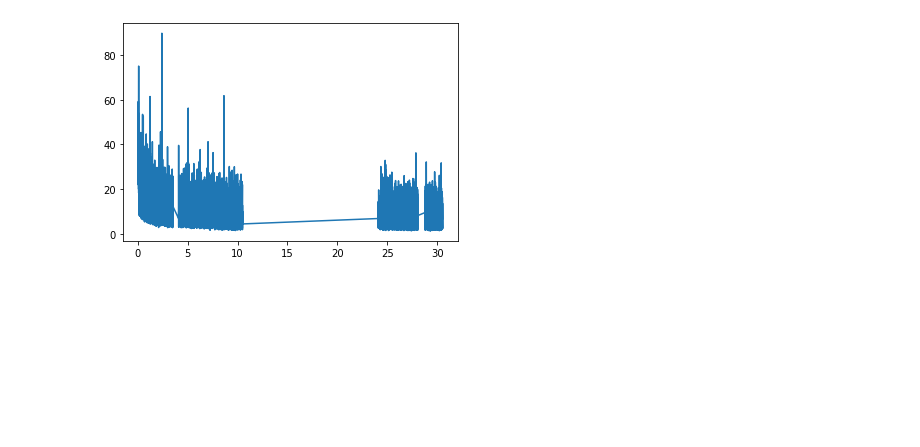
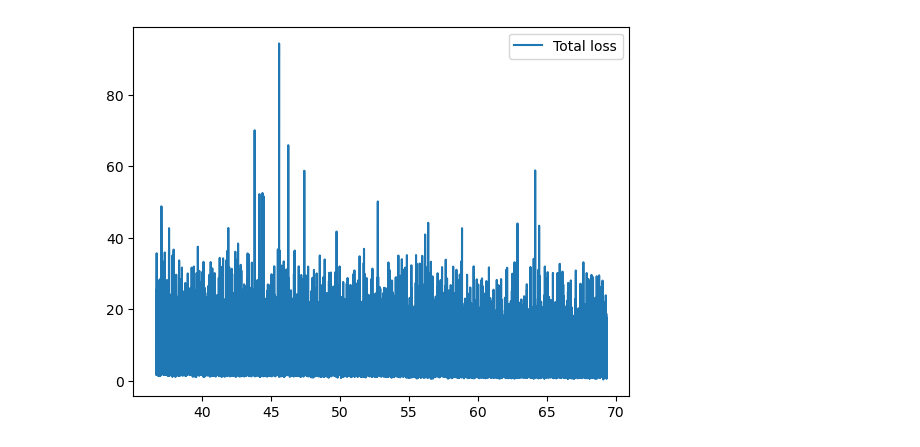
Before and after one commit to AQC-Industry/yolact, a Jupyter notebook: Visualize_logs.ipynb, the cells around one changed output. Saved outputs shown, nothing was run; the diff lists cells and outputs as text; code cells hidden in the pictures; blank space fills up the shorter version.

Commit message:
Training using 2nd dataset
Training qualitex model for demo Lacoste

```diff
--- a/Visualize_logs.ipynb
+++ b/Visualize_logs.ipynb
@@ -4,21 +4,42 @@ import numpy as np
 import matplotlib.pyplot as plt
 import pandas as pd
 # %%
-path = "./logs/yolact_plus_resnet50_qualitex_custom_2.log"
-#path = "./logs/qualitex_280922/yolact_plus_resnet50_qualitex.log"
+# Current model
+path = "./logs/yolact_plus_resnet50_qualitex_custom_3.log"
+# Proportional + COCO
+#path = "./logs/yolact_plus_resnet50_qualitex_custom_3_COCO_2.log"
+# Proportional
+#path = "./logs/yolact_plus_resnet50_qualitex_custom_3_oneclass_proportional.log"
+# COCO
+#path = "./logs/yolact_plus_resnet50_qualitex_custom_oneclass_COCO_params_3.log"
+# First parameters
+#path = "./logs/yolact_plus_resnet50_qualitex_custom_3_oneclass_060423.log"
+# Old model
+#path = "./logs/yolact_plus_resnet50_qualitex_custom_2.log"
 with open(path, "r") as j:
     data = j.readlines()
 # %%
 loss = []
+box = []
+classes = []
+mask = []
+semantic = []
 time = []
+lr = []
 ref = json.loads(data[1])["time"]
 for line in data:
     line_dict = json.loads(line)
-    if line_dict["type"] == "train" and line_dict["session"] > -1:
+    if line_dict["type"] == "train" and line_dict["session"] > 1:
         loss.append(line_dict["data"]["loss"]["T"])
+        box.append(line_dict["data"]["loss"]["B"])
+        classes.append(line_dict["data"]["loss"]["C"])
+        mask.append(line_dict["data"]["loss"]["M"])
+        semantic.append(line_dict["data"]["loss"]["S"])
         time.append((line_dict["time"]-ref)/3600)
+        lr.append(line_dict["data"]["lr"])
 # %%
-plt.plot(time,loss)
+plt.plot(time,loss, label="Total loss")
+plt.legend()
 plt.show()
 # %% [output]
-[figure, old version]
+[figure, new version]
```
Also changed, not shown: parts of 7 cells of this notebook, 6 other files.
